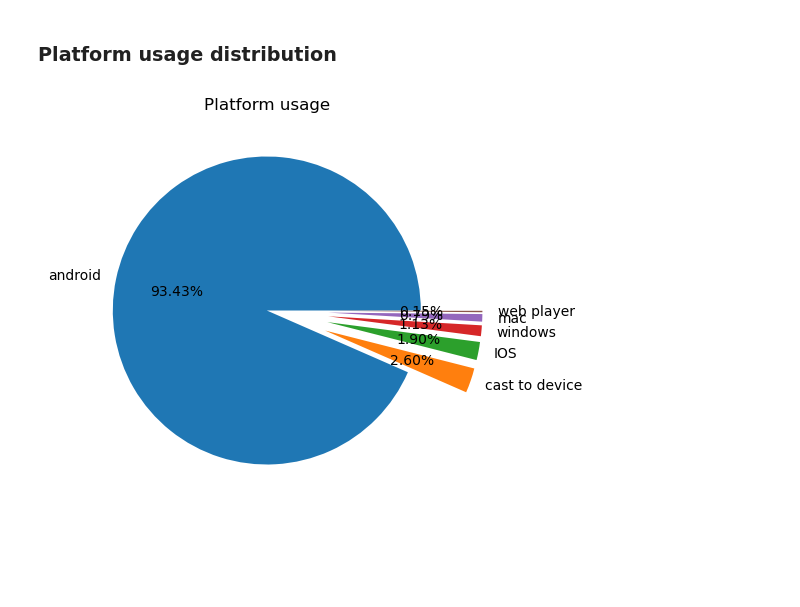
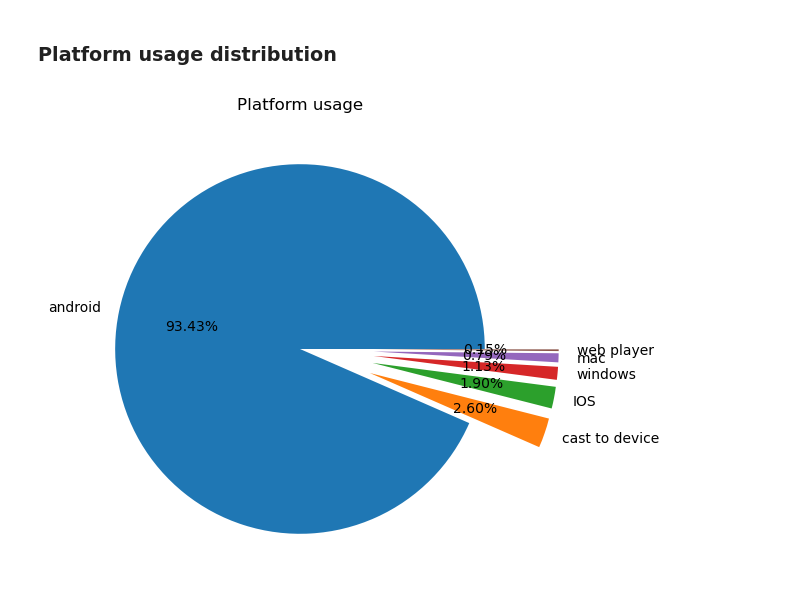
Before and after one commit to Havrylov-Serhii/spotify_history, a Jupyter notebook: spotify.ipynb, the cells around one changed output. Saved outputs shown, nothing was run; the diff lists cells and outputs as text; code cells hidden in the pictures; blank space fills up the shorter version.

```diff
--- a/spotify.ipynb
+++ b/spotify.ipynb
@@ -254,14 +254,14 @@ plt.show()
 # %%
 platform = df.groupby('platform').size().sort_values(ascending=False)
 
 labels = ['android','cast to device', 'IOS', 'windows', 'mac', 'web player']
 explode_labels = [0,0.4,0.4,0.4,0.4,0.4]
 
-plt.figure(figsize=(8,5))
+plt.figure(figsize=(8,6))
 plt.pie(platform.values,labels=labels,autopct='%.2f%%',explode=explode_labels)
 
 plt.title('Platform usage')
 
 plt.show()
 # %% [output]
-[figure, old version]
+[figure, new version]
```
